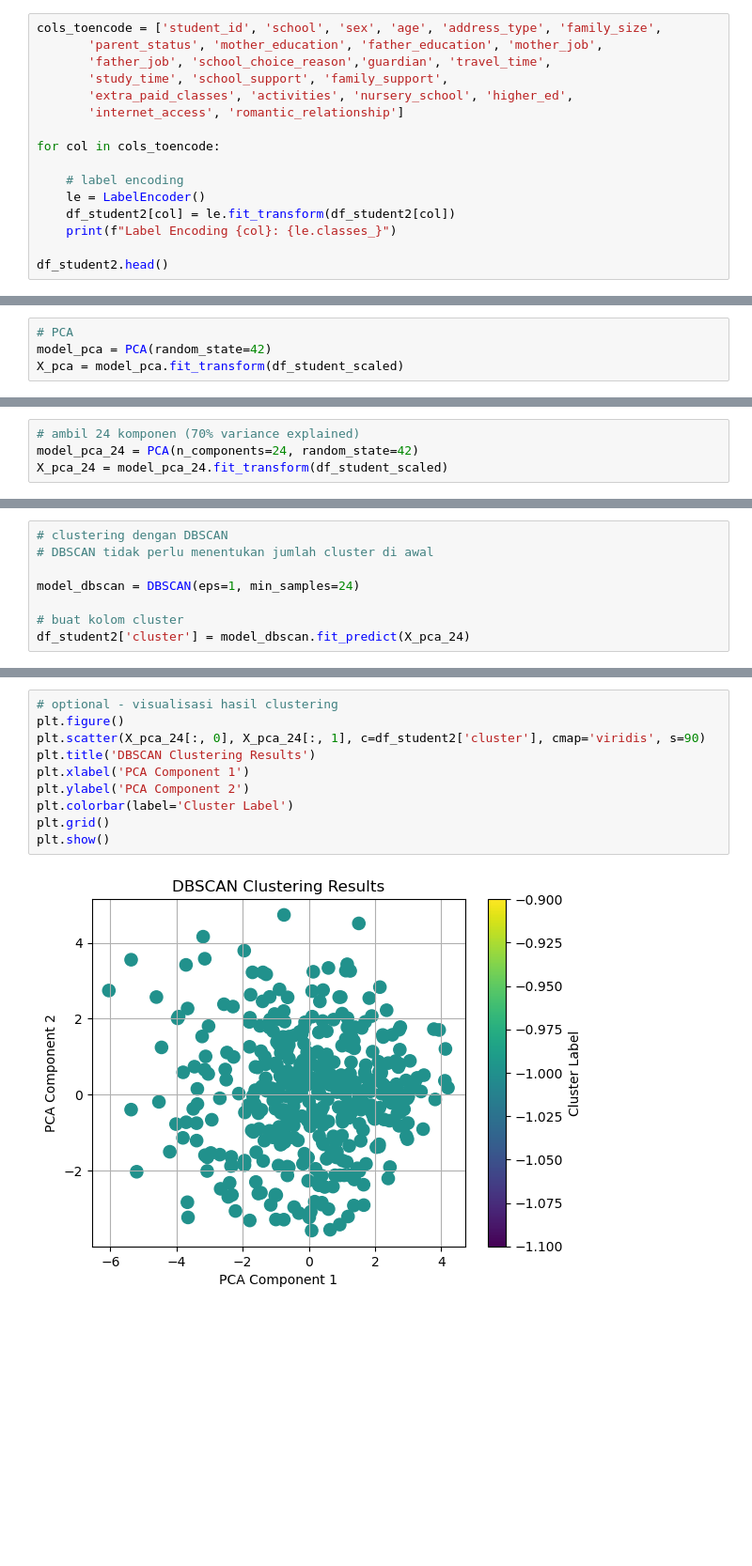
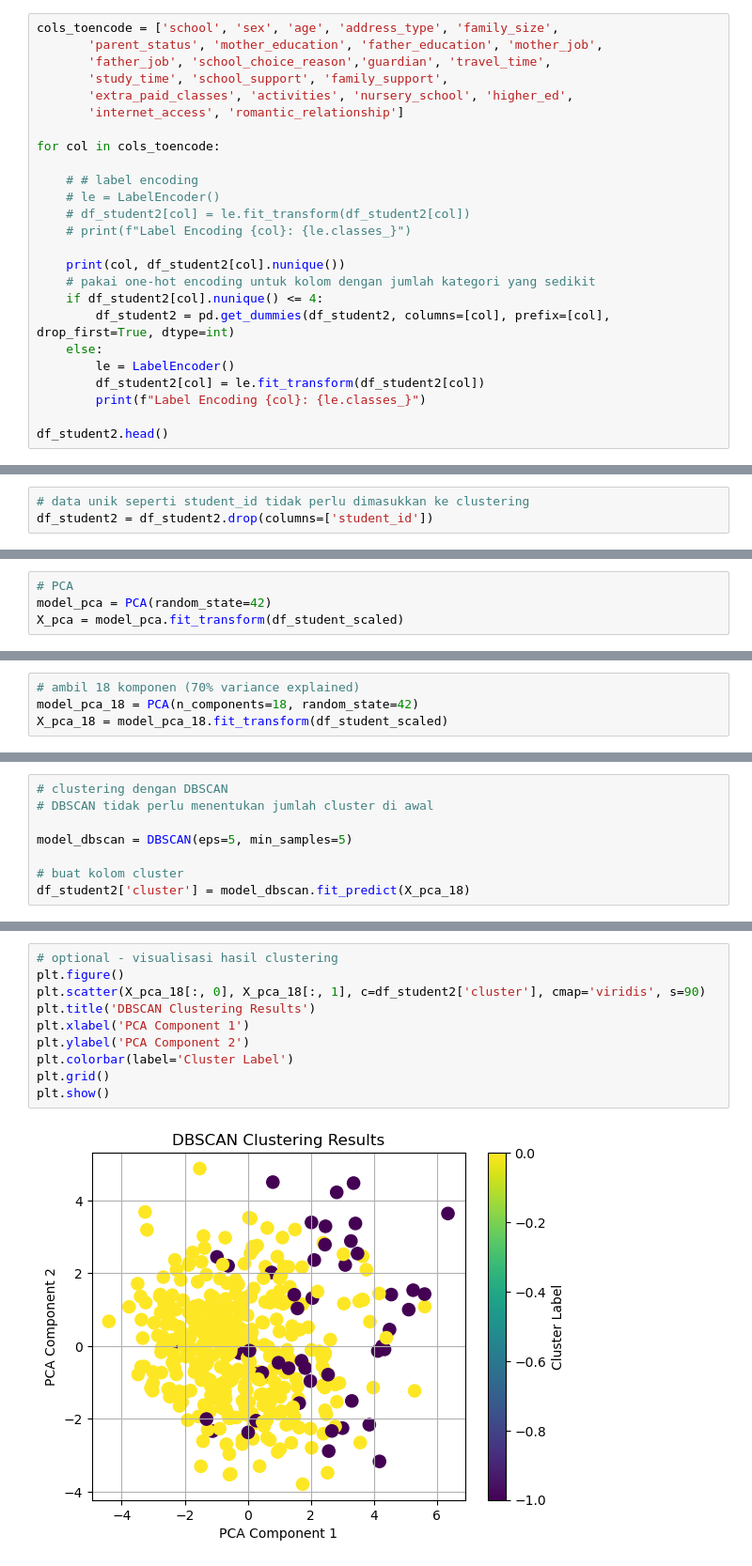
Before and after one commit to stefkwan/pytn_300725, a Jupyter notebook: sesi16_FinalProject.ipynb, the cells around one changed output, grey strips where cells are left out. Shown at 94% size. Saved outputs shown, nothing was run; the diff lists cells and outputs as text; blank space fills up the shorter version.

```diff
--- a/sesi16_FinalProject.ipynb
+++ b/sesi16_FinalProject.ipynb
@@ -66,7 +71,7 @@ Index(['student_id', 'school', 'sex', 'age', 'address_type', 'family_size',
 # %%
 df_student2 = df_student.copy()
 # %%
-cols_toencode = ['student_id', 'school', 'sex', 'age', 'address_type', 'family_size',
+cols_toencode = ['school', 'sex', 'age', 'address_type', 'family_size',
        'parent_status', 'mother_education', 'father_education', 'mother_job',
        'father_job', 'school_choice_reason','guardian', 'travel_time',
        'study_time', 'school_support', 'family_support',
@@ -75,10 +80,19 @@ cols_toencode = ['student_id', 'school', 'sex', 'age', 'address_type', 'family_s
 
 for col in cols_toencode:
 
-    # label encoding
-    le = LabelEncoder()
-    df_student2[col] = le.fit_transform(df_student2[col])
-    print(f"Label Encoding {col}: {le.classes_}")
+    # # label encoding
+    # le = LabelEncoder()
+    # df_student2[col] = le.fit_transform(df_student2[col])
+    # print(f"Label Encoding {col}: {le.classes_}")
+
+    print(col, df_student2[col].nunique())
+    # pakai one-hot encoding untuk kolom dengan jumlah kategori yang sedikit
+    if df_student2[col].nunique() <= 4:
+        df_student2 = pd.get_dummies(df_student2, columns=[col], prefix=[col], drop_first=True, dtype=int)
+    else:
+        le = LabelEncoder()
+        df_student2[col] = le.fit_transform(df_student2[col])
+        print(f"Label Encoding {col}: {le.classes_}")
 
 df_student2.head()
 # %% [output]
@@ -109,3 +160,6 @@ Label Encoding romantic_relationship: [0 1]
+# %%
+# data unik seperti student_id tidak perlu dimasukkan ke clustering
+df_student2 = df_student2.drop(columns=['student_id'])
 # %%
 X = df_student2
 X.head()
@@ -145,5 +199,5 @@ plt.show()
 # %%
-# ambil 24 komponen (70% variance explained)
-model_pca_24 = PCA(n_components=24, random_state=42)
-X_pca_24 = model_pca_24.fit_transform(df_student_scaled)
+# ambil 18 komponen (70% variance explained)
+model_pca_18 = PCA(n_components=18, random_state=42)
+X_pca_18 = model_pca_18.fit_transform(df_student_scaled)
 # %%
@@ -154,10 +208,10 @@ X_pca_24.shape
 # clustering dengan DBSCAN
 # DBSCAN tidak perlu menentukan jumlah cluster di awal
 
-model_dbscan = DBSCAN(eps=1, min_samples=24)
+model_dbscan = DBSCAN(eps=5, min_samples=5)
 
 # buat kolom cluster
-df_student2['cluster'] = model_dbscan.fit_predict(X_pca_24)
+df_student2['cluster'] = model_dbscan.fit_predict(X_pca_18)
 # %%
 df_student2.head()
 # %% [output]
@@ -177,12 +232,12 @@ Name: count, dtype: int64
 # %%
 # optional - visualisasi hasil clustering
 plt.figure()
-plt.scatter(X_pca_24[:, 0], X_pca_24[:, 1], c=df_student2['cluster'], cmap='viridis', s=90)
+plt.scatter(X_pca_18[:, 0], X_pca_18[:, 1], c=df_student2['cluster'], cmap='viridis', s=90)
 plt.title('DBSCAN Clustering Results')
 plt.xlabel('PCA Component 1')
 plt.ylabel('PCA Component 2')
 plt.colorbar(label='Cluster Label')
 plt.grid()
 plt.show()
 # %% [output]
-[figure, old version]
+[figure, new version]
```
Also changed, not shown: parts of 13 cells of this notebook.
